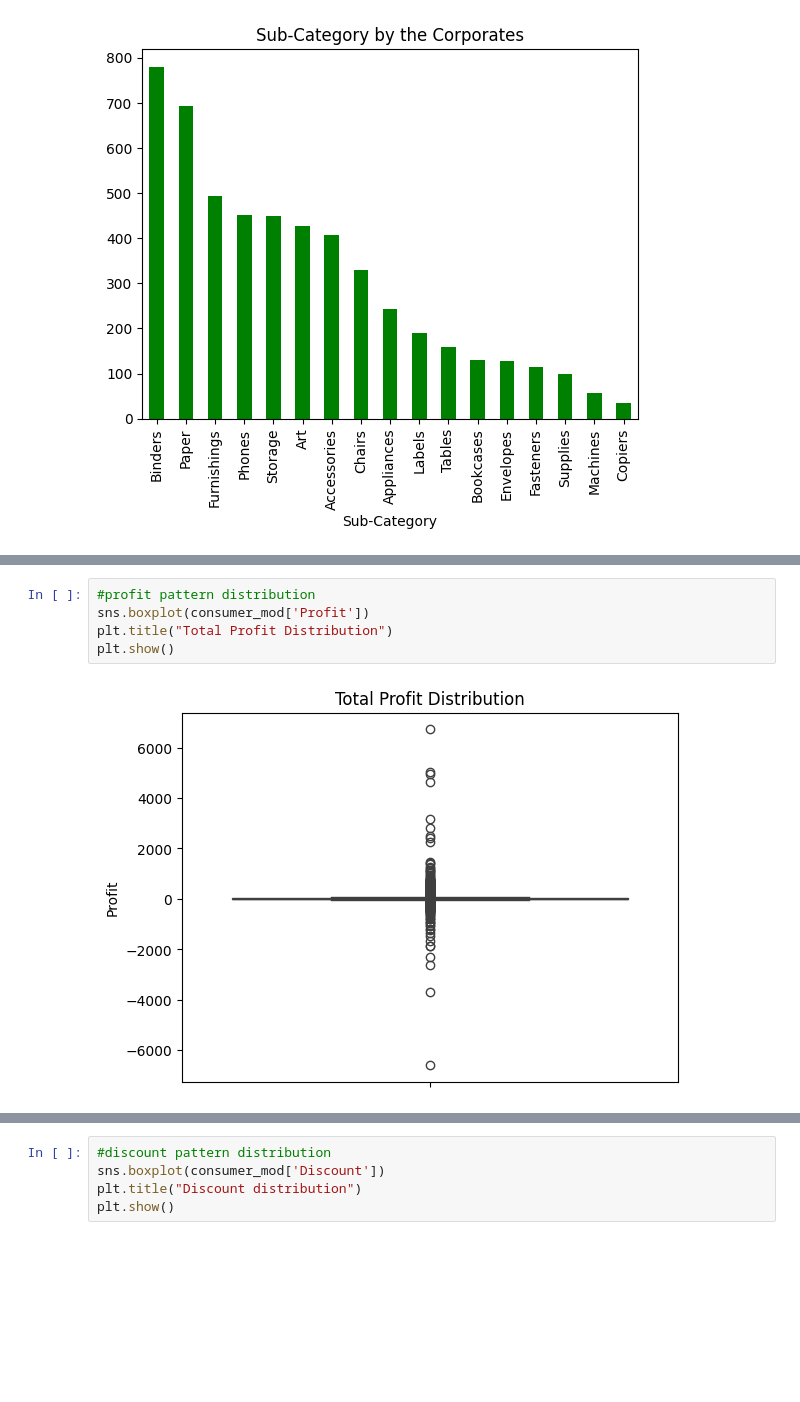
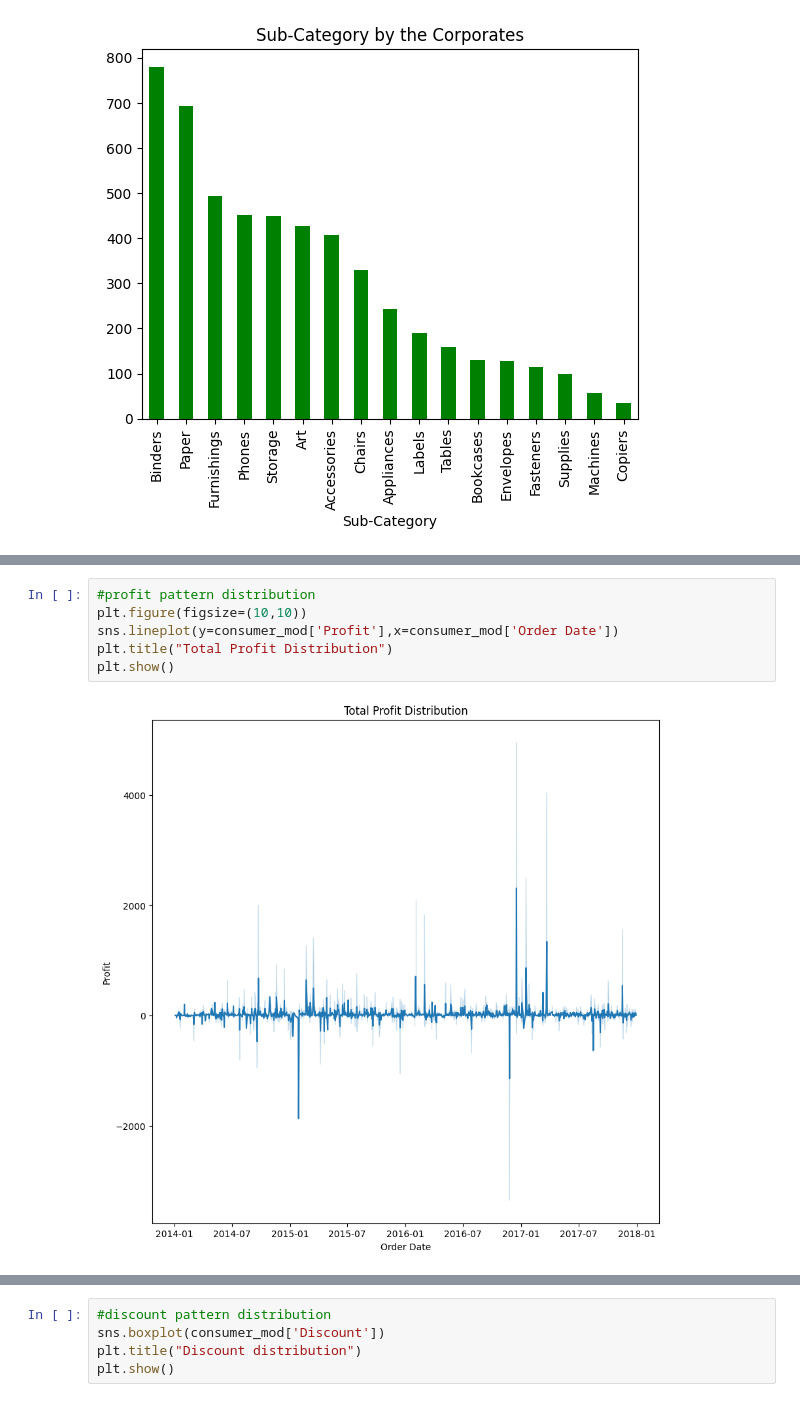
Before and after one commit to ankitg-02/sales_analysis, a Jupyter notebook: consumer.ipynb, the cells around one changed output, grey strips where cells are left out. Drawn from its saved outputs; the diff is of its cells as text; blank space fills up the shorter version.

```diff
--- a/consumer.ipynb
+++ b/consumer.ipynb
@@ -158,9 +165,10 @@ plt.show()
 # %%
 #profit pattern distribution
-sns.boxplot(consumer_mod['Profit'])
+plt.figure(figsize=(10,10))
+sns.lineplot(y=consumer_mod['Profit'],x=consumer_mod['Order Date'])
 plt.title("Total Profit Distribution")
 plt.show()
 # %% [output]
-[figure, old version]
+[figure, new version]
 # %%
 #profit pattern distribution
```
Also changed, not shown: parts of 6 cells of this notebook.
